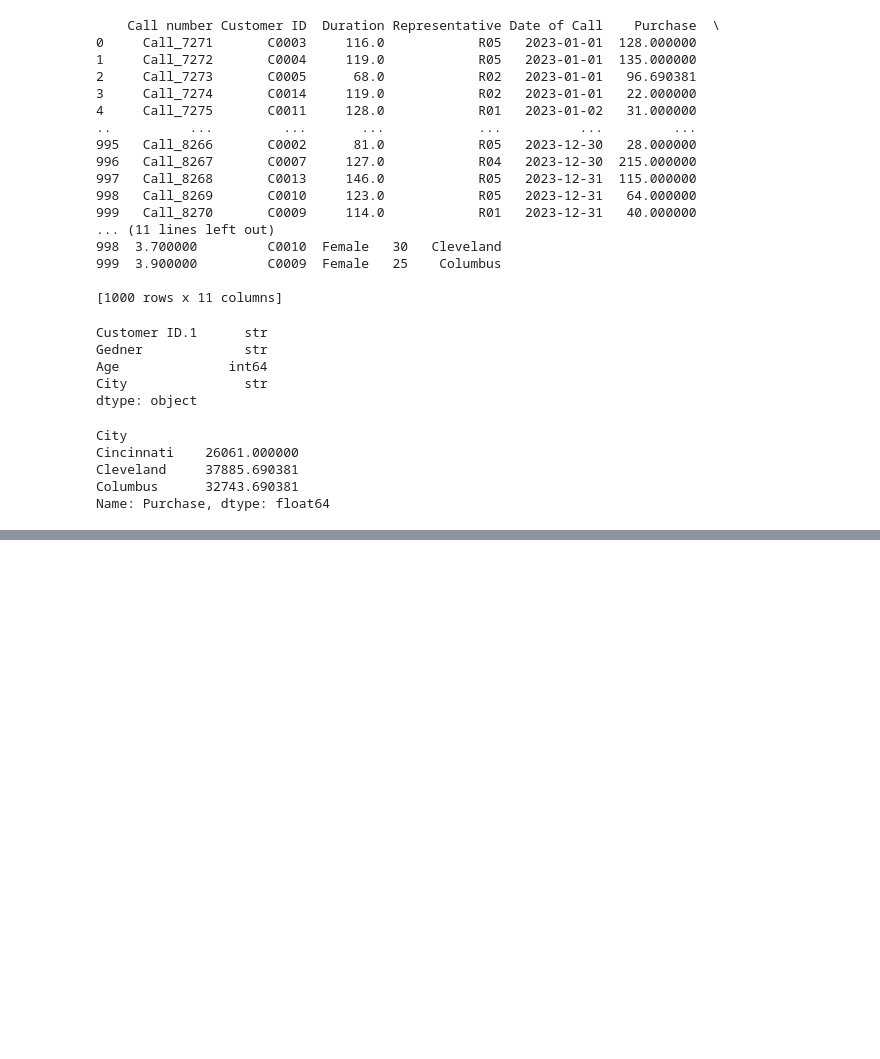
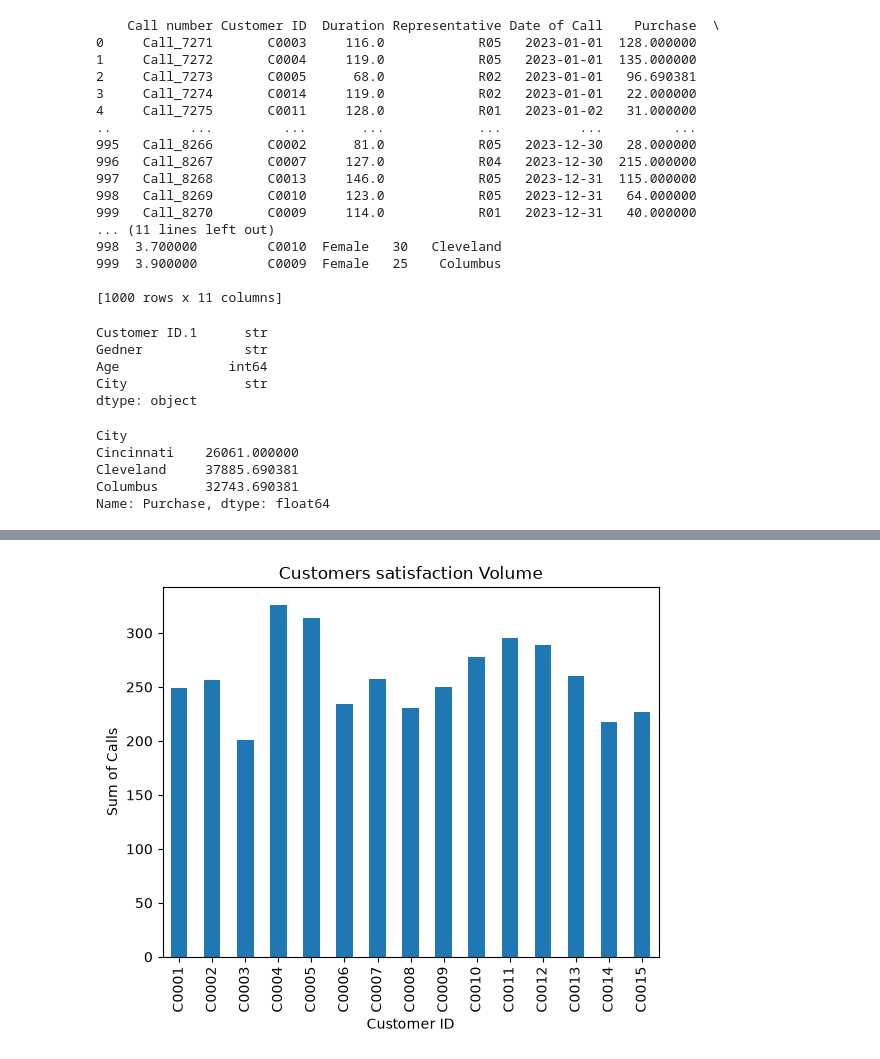
Before and after one commit to AGALYAM2004/Call_center_Performance_Analysis_System, a Jupyter notebook: Source/call_center.ipynb, the cells around one changed output, grey strips where cells are left out. Drawn from its saved outputs; the diff is of its cells as text; code cells hidden in the pictures; blank space fills up the shorter version.

```diff
--- a/Source/call_center.ipynb
+++ b/Source/call_center.ipynb
@@ -484,0 +685,3 @@ Name: Purchase, dtype: float64
+# %%
+Most_custo_rating=merged_table.groupby("Customer ID")["Rating"].sum()
+print(Most_custo_rating)
@@ -484,0 +706,7 @@ Name: Purchase, dtype: float64
+# %%
+Most_custo_rating.plot(kind="bar")
+plt.ylabel("Sum of Calls")
+plt.title("Customers satisfaction Volume")
+plt.show()
+# %% [output]
+[figure, added]
```
Also changed, not shown: parts of 59 cells of this notebook, 2 other files.
